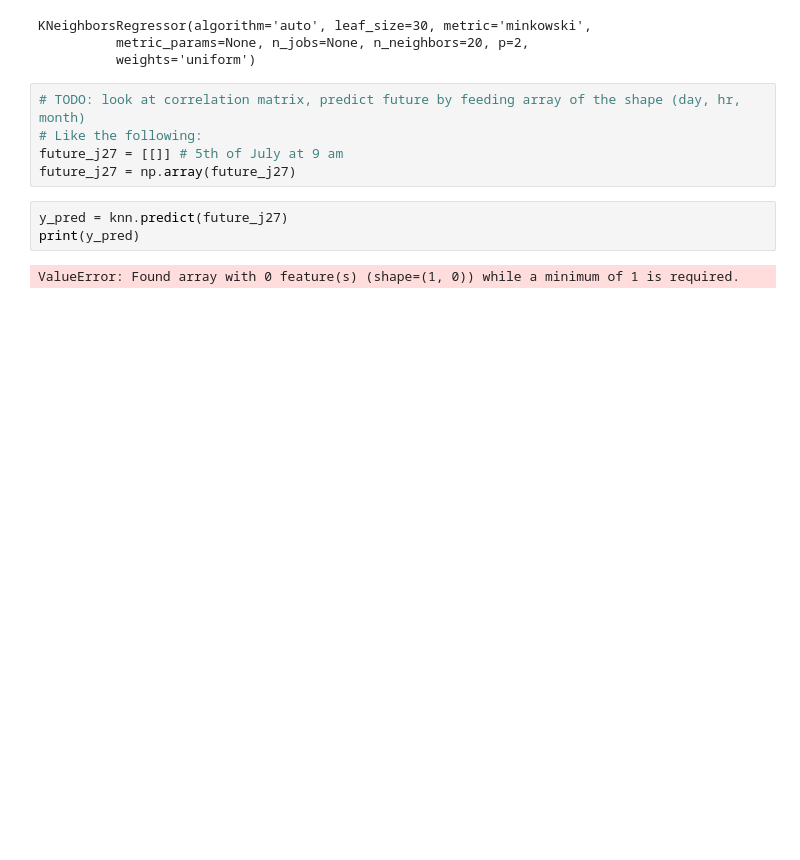
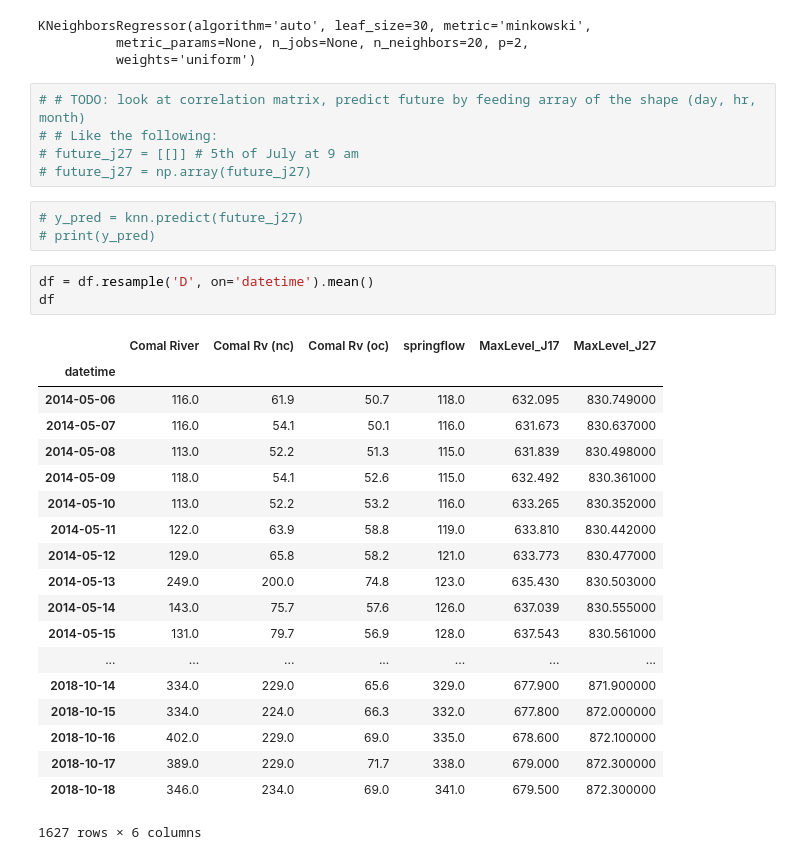
Before and after one commit to ecpease/Edwards_springflow, a Jupyter notebook: notebooks/J27_vs_Time.ipynb, the cells around one changed output. Saved outputs shown, nothing was run; the diff lists cells and outputs as text; blank space fills up the shorter version.

```diff
--- a/notebooks/J27_vs_Time.ipynb
+++ b/notebooks/J27_vs_Time.ipynb
@@ -47,14 +47,35 @@ KNeighborsRegressor(algorithm='auto', leaf_size=30, metric='minkowski',
           metric_params=None, n_jobs=None, n_neighbors=20, p=2,
           weights='uniform')
 # %%
-# TODO: look at correlation matrix, predict future by feeding array of the shape (day, hr, month)
-# Like the following:
-future_j27 = [[]] # 5th of July at 9 am
-future_j27 = np.array(future_j27)
+# # TODO: look at correlation matrix, predict future by feeding array of the shape (day, hr, month)
+# # Like the following:
+# future_j27 = [[]] # 5th of July at 9 am
+# future_j27 = np.array(future_j27)
 # %%
-y_pred = knn.predict(future_j27)
-print(y_pred)
+# y_pred = knn.predict(future_j27)
+# print(y_pred)
-# %% [output]
-ValueError: Found array with 0 feature(s) (shape=(1, 0)) while a minimum of 1 is required.
+# %%
+df = df.resample('D', on='datetime').mean()
+df
+# %% [output]
+|  | Comal River | Comal Rv (nc) | Comal Rv (oc) | springflow | MaxLevel_J17 | MaxLevel_J27 |
+| datetime |  |  |  |  |  |  |
+| 2014-05-06 | 116.0 | 61.9 | 50.7 | 118.0 | 632.095 | 830.749000 |
+| 2014-05-07 | 116.0 | 54.1 | 50.1 | 116.0 | 631.673 | 830.637000 |
+| 2014-05-08 | 113.0 | 52.2 | 51.3 | 115.0 | 631.839 | 830.498000 |
+| 2014-05-09 | 118.0 | 54.1 | 52.6 | 115.0 | 632.492 | 830.361000 |
+| 2014-05-10 | 113.0 | 52.2 | 53.2 | 116.0 | 633.265 | 830.352000 |
+| 2014-05-11 | 122.0 | 63.9 | 58.8 | 119.0 | 633.810 | 830.442000 |
+| 2014-05-12 | 129.0 | 65.8 | 58.2 | 121.0 | 633.773 | 830.477000 |
+| 2014-05-13 | 249.0 | 200.0 | 74.8 | 123.0 | 635.430 | 830.503000 |
+| 2014-05-14 | 143.0 | 75.7 | 57.6 | 126.0 | 637.039 | 830.555000 |
+| 2014-05-15 | 131.0 | 79.7 | 56.9 | 128.0 | 637.543 | 830.561000 |
+| ... | ... | ... | ... | ... | ... | ... |
+| 2018-10-14 | 334.0 | 229.0 | 65.6 | 329.0 | 677.900 | 871.900000 |
+| 2018-10-15 | 334.0 | 224.0 | 66.3 | 332.0 | 677.800 | 872.000000 |
+| 2018-10-16 | 402.0 | 229.0 | 69.0 | 335.0 | 678.600 | 872.100000 |
+| 2018-10-17 | 389.0 | 229.0 | 71.7 | 338.0 | 679.000 | 872.300000 |
+| 2018-10-18 | 346.0 | 234.0 | 69.0 | 341.0 | 679.500 | 872.300000 |
+1627 rows × 6 columns
 # %%
 fig, ax = plt.subplots()
```
Also changed, not shown: parts of 1 cell of this notebook, 6 other files.
